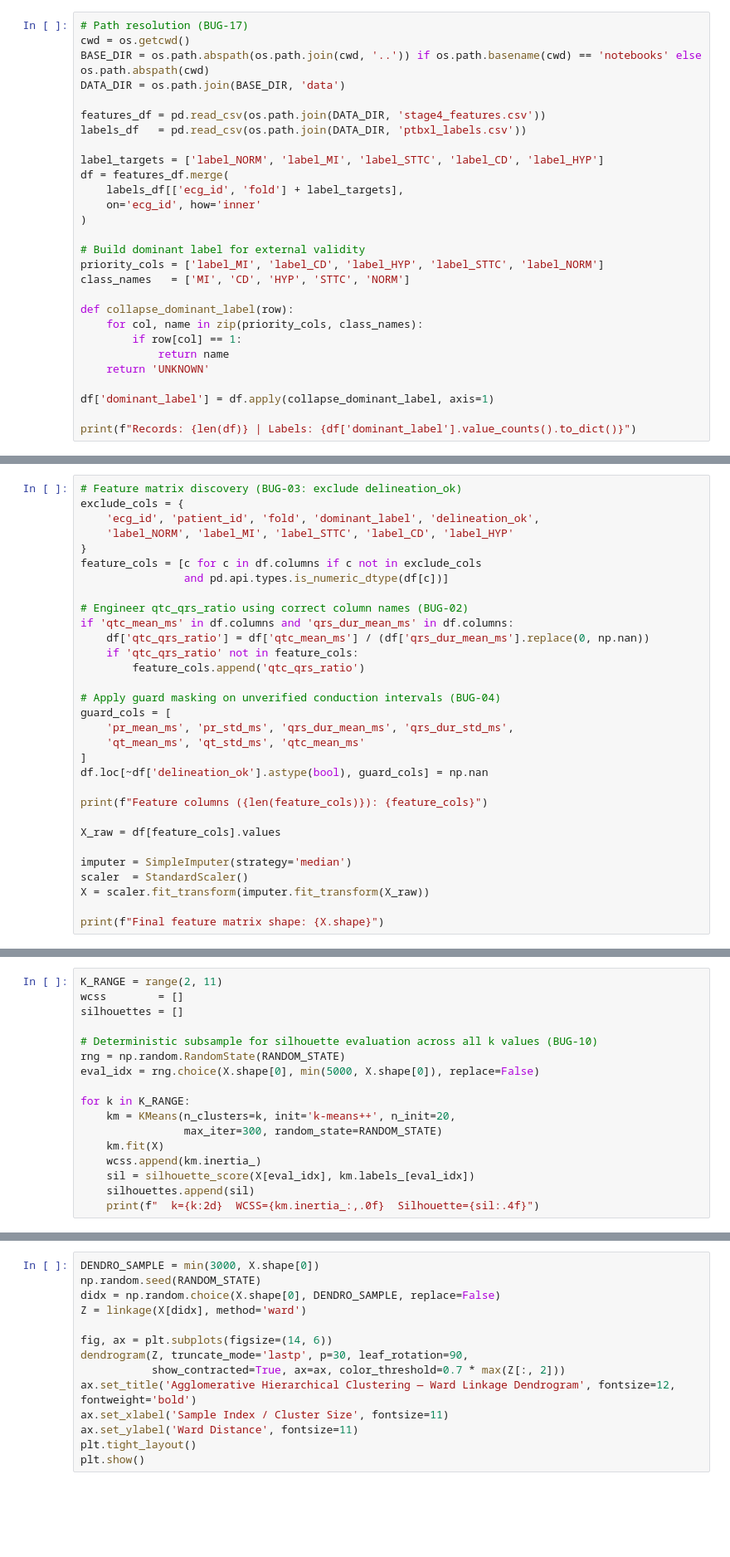
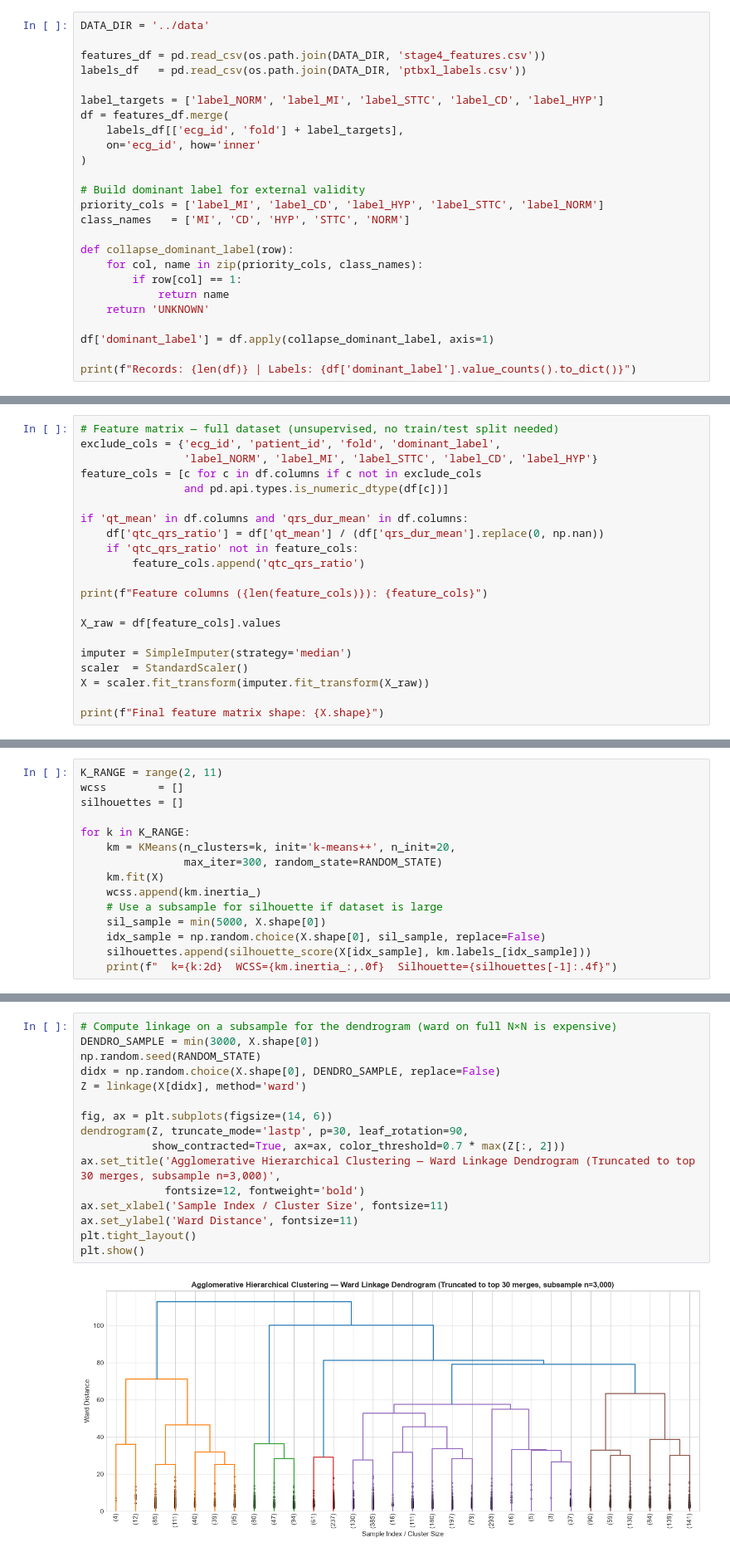
Before and after one commit to Harishraghult/ML_project, a Jupyter notebook: notebooks/clustering.ipynb, the cells around one changed output, grey strips where cells are left out. Shown at 83% size. Cells and saved outputs as stored; diff of their text form; blank space fills up the shorter version.

```diff
--- a/notebooks/clustering.ipynb
+++ b/notebooks/clustering.ipynb
@@ -48,10 +49,7 @@ print("Clustering libraries loaded.")
 ---
 ## Section A: Data Ingestion & Preprocessing
 # %%
-# Path resolution (BUG-17)
-cwd = os.getcwd()
-BASE_DIR = os.path.abspath(os.path.join(cwd, '..')) if os.path.basename(cwd) == 'notebooks' else os.path.abspath(cwd)
-DATA_DIR = os.path.join(BASE_DIR, 'data')
+DATA_DIR = '../data'
 
 features_df = pd.read_csv(os.path.join(DATA_DIR, 'stage4_features.csv'))
 labels_df   = pd.read_csv(os.path.join(DATA_DIR, 'ptbxl_labels.csv'))
@@ -78,24 +78,14 @@ print(f"Records: {len(df)} | Labels: {df['dominant_label'].value_counts().to_dic
 # %%
-# Feature matrix discovery (BUG-03: exclude delineation_ok)
-exclude_cols = {
-    'ecg_id', 'patient_id', 'fold', 'dominant_label', 'delineation_ok',
-    'label_NORM', 'label_MI', 'label_STTC', 'label_CD', 'label_HYP'
-}
+# Feature matrix — full dataset (unsupervised, no train/test split needed)
+exclude_cols = {'ecg_id', 'patient_id', 'fold', 'dominant_label',
+                'label_NORM', 'label_MI', 'label_STTC', 'label_CD', 'label_HYP'}
 feature_cols = [c for c in df.columns if c not in exclude_cols
                 and pd.api.types.is_numeric_dtype(df[c])]
 
-# Engineer qtc_qrs_ratio using correct column names (BUG-02)
-if 'qtc_mean_ms' in df.columns and 'qrs_dur_mean_ms' in df.columns:
-    df['qtc_qrs_ratio'] = df['qtc_mean_ms'] / (df['qrs_dur_mean_ms'].replace(0, np.nan))
+if 'qt_mean' in df.columns and 'qrs_dur_mean' in df.columns:
+    df['qtc_qrs_ratio'] = df['qt_mean'] / (df['qrs_dur_mean'].replace(0, np.nan))
     if 'qtc_qrs_ratio' not in feature_cols:
         feature_cols.append('qtc_qrs_ratio')
-
-# Apply guard masking on unverified conduction intervals (BUG-04)
-guard_cols = [
-    'pr_mean_ms', 'pr_std_ms', 'qrs_dur_mean_ms', 'qrs_dur_std_ms',
-    'qt_mean_ms', 'qt_std_ms', 'qtc_mean_ms'
-]
-df.loc[~df['delineation_ok'].astype(bool), guard_cols] = np.nan
 
 print(f"Feature columns ({len(feature_cols)}): {feature_cols}")
 
@@ -146,16 +145,14 @@ plt.show()
 K_RANGE = range(2, 11)
 wcss        = []
 silhouettes = []
-
-# Deterministic subsample for silhouette evaluation across all k values (BUG-10)
-rng = np.random.RandomState(RANDOM_STATE)
-eval_idx = rng.choice(X.shape[0], min(5000, X.shape[0]), replace=False)
 
 for k in K_RANGE:
     km = KMeans(n_clusters=k, init='k-means++', n_init=20,
                 max_iter=300, random_state=RANDOM_STATE)
     km.fit(X)
     wcss.append(km.inertia_)
-    sil = silhouette_score(X[eval_idx], km.labels_[eval_idx])
-    silhouettes.append(sil)
-    print(f"  k={k:2d}  WCSS={km.inertia_:,.0f}  Silhouette={sil:.4f}")
+    # Use a subsample for silhouette if dataset is large
+    sil_sample = min(5000, X.shape[0])
+    idx_sample = np.random.choice(X.shape[0], sil_sample, replace=False)
+    silhouettes.append(silhouette_score(X[idx_sample], km.labels_[idx_sample]))
+    print(f"  k={k:2d}  WCSS={km.inertia_:,.0f}  Silhouette={silhouettes[-1]:.4f}")
@@ -286,14 +352,18 @@ plt.show()
 # %%
+# Compute linkage on a subsample for the dendrogram (ward on full N×N is expensive)
 DENDRO_SAMPLE = min(3000, X.shape[0])
 np.random.seed(RANDOM_STATE)
 didx = np.random.choice(X.shape[0], DENDRO_SAMPLE, replace=False)
 Z = linkage(X[didx], method='ward')
 
 fig, ax = plt.subplots(figsize=(14, 6))
 dendrogram(Z, truncate_mode='lastp', p=30, leaf_rotation=90,
            show_contracted=True, ax=ax, color_threshold=0.7 * max(Z[:, 2]))
-ax.set_title('Agglomerative Hierarchical Clustering — Ward Linkage Dendrogram', fontsize=12, fontweight='bold')
+ax.set_title('Agglomerative Hierarchical Clustering — Ward Linkage Dendrogram (Truncated to top 30 merges, subsample n=3,000)',
+             fontsize=12, fontweight='bold')
 ax.set_xlabel('Sample Index / Cluster Size', fontsize=11)
 ax.set_ylabel('Ward Distance', fontsize=11)
 plt.tight_layout()
 plt.show()
+# %% [output]
+[figure, added]
```
Also changed, not shown: parts of 24 cells of this notebook, 8 other files.
